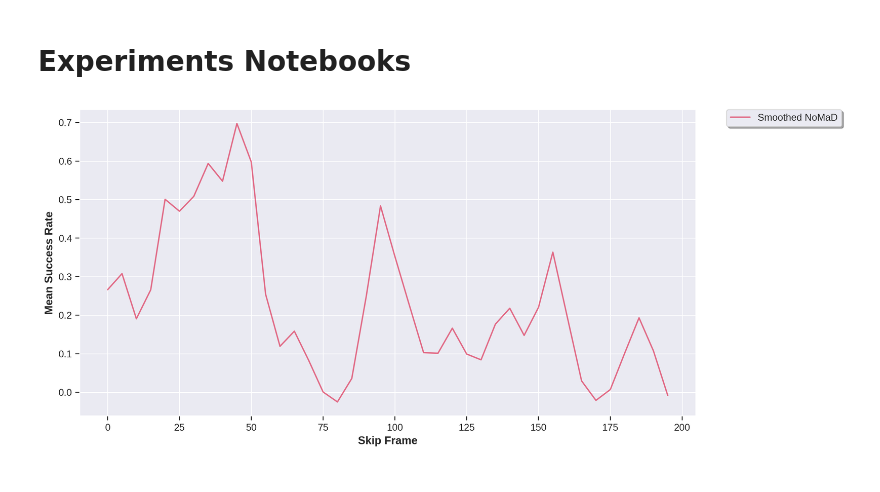
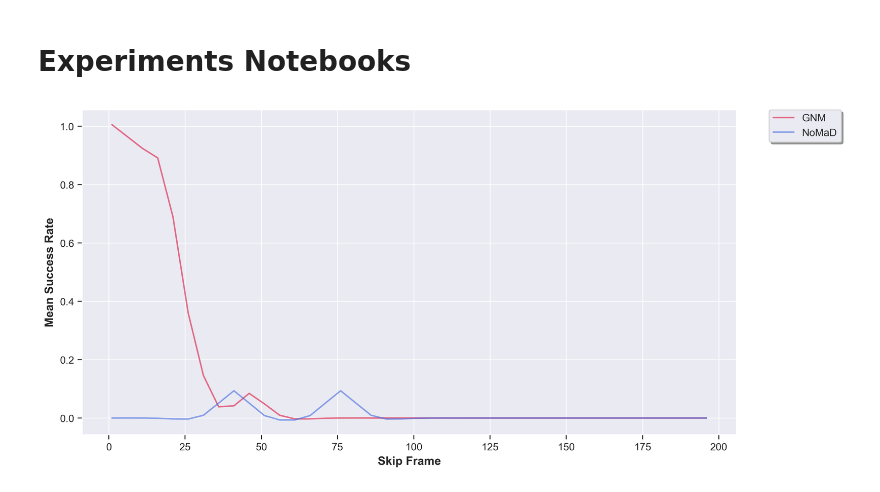
Before and after one commit to StepLogic/carla-rl, a Jupyter notebook: plots.ipynb, the cells around one changed output. Saved outputs shown, nothing was run; the diff lists cells and outputs as text; code cells hidden in the pictures.

```diff
--- a/plots.ipynb
+++ b/plots.ipynb
@@ -60,4 +60,25 @@ plt.close()
-# %%
-with open('/home/kojogyaase/Projects/Research/carla-rl/nomad_results.pkl', 'rb') as handle:
-    dataset=pickle.load(handle)
+# %%
+data={
+    "GNM":"/home/robotlab/scratch/carla-rl/gnm_results.pkl",
+    "NoMaD":"/home/robotlab/scratch/carla-rl/nomad_results.pkl"
+}
+# %%
+plots={}
+for l,v in data.items():
+    with open(v, 'rb') as handle:
+        dataset=pickle.load(handle)
+    data_keys=dataset.keys()
+    success_rate=[]
+    skip_frame=[]
+    for k  in data_keys:
+        if k != "experiment_results":
+            success_rate.append(np.mean(dataset[k]))
+            skip_frame.append(int(k))
+    # print(f"l = {l}",success_rate)
+    d={}
+    d[l]={
+        "x":skip_frame,
+        "y":success_rate
+    }
+    plots.update(d)
 # %%
@@ -74,4 +86,5 @@ for k  in data_keys:
 # %%
+import random
 import numpy as np
 import matplotlib.pyplot as plt
 import seaborn as sns
@@ -91,42 +104,44 @@ plt.figure(figsize=(12, 6), dpi=300)
 
 # Plot with enhanced styling
 # Standard deviations (dotted lines)
-x=np.array(skip_frame)
-y=np.array(success_rate)
-cs = make_smoothing_spline(x,y)
-# plt.plot(x,y, color='royalblue', alpha=0.6,
-#          label='NoMaD', linewidth=1.5)
-plt.plot(x,cs(x), color='crimson', alpha=0.6,
-         label='NoMaD', linewidth=1.5)
+ar=["crimson","royalblue","forestgreen"]
+for ix,(p,v) in enumerate(plots.items()):
+    x=v["x"]
+    y=v["y"]
+    cs = make_smoothing_spline(x,y)
+    # plt.plot(x,y, color='royalblue', alpha=0.6,
+    #          label='NoMaD', linewidth=1.5)
+    plt.plot(x,cs(x), color=ar[ix], alpha=0.6,
+            label=p, linewidth=1.5)
 # plt.plot(np.array(log_stds)[:,1], color='crimson', linestyle=':', alpha=0.6,
 #          label='Throttle', linewidth=1.5)
 
 # Add vertical lines for junctions and restarts
 # for k in junctions:
 #     plt.axvline(x=k, color='forestgreen', ls='--', alpha=0.5, linewidth=1.5,
 #                 label='Junction' if k == junctions[0] else '')
 
 
 # Customize the plot
 plt.xlabel('Skip Frame', fontsize=12, fontweight='bold')
 plt.ylabel('Mean Success Rate', fontsize=12, fontweight='bold')
 # plt.title('Uncertainty Profile at Junctions', fontsize=14, fontweight='bold', pad=20)
 
 # Enhance the legend
 plt.legend(bbox_to_anchor=(1.05, 1), loc='upper left', borderaxespad=0.,
           frameon=True, fancybox=True, shadow=True)
 
 # Adjust layout to prevent legend cutoff
 # plt.tight_layout()
 
 # Save with high quality
 plt.savefig("success_rate.pdf", dpi=300, bbox_inches='tight',
             format='pdf', facecolor='white', edgecolor='none')
 
 # Optional: save also as PNG for quick viewing
 # plt.savefig("uncertainty_profile_at_junctions.png", dpi=300, bbox_inches='tight',
             # format='png', facecolor='white', edgecolor='none')
 plt.show()
 plt.close()
 # %% [output]
-[figure, old version]
+[figure, new version]
```
Also changed, not shown: parts of 6 cells of this notebook, 13 other files.
